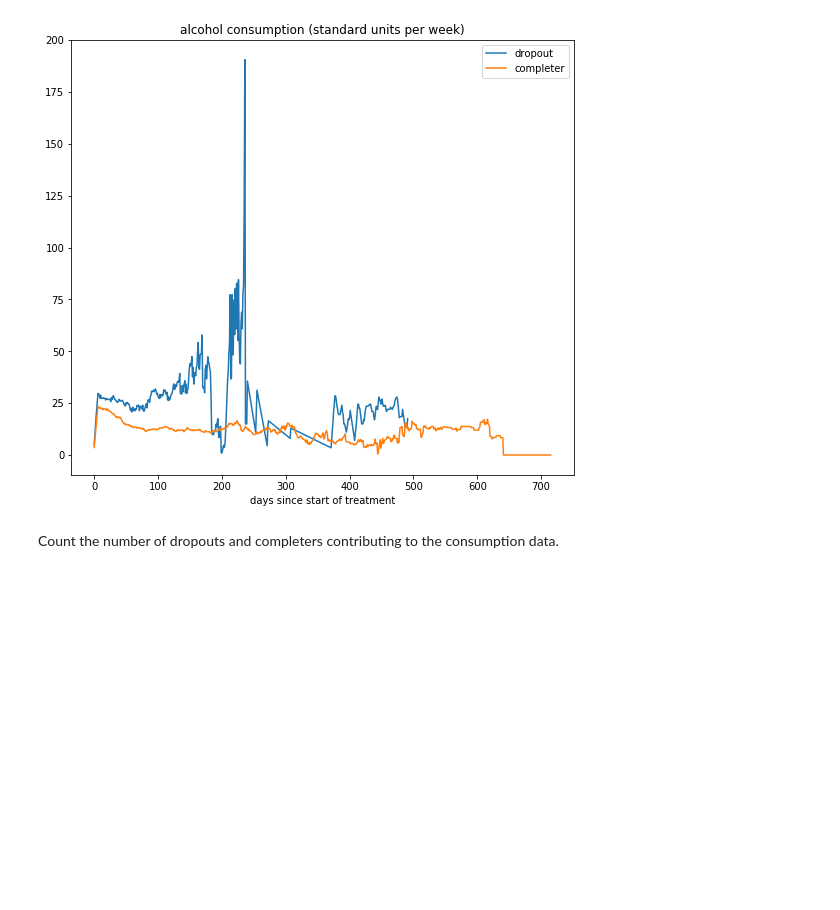
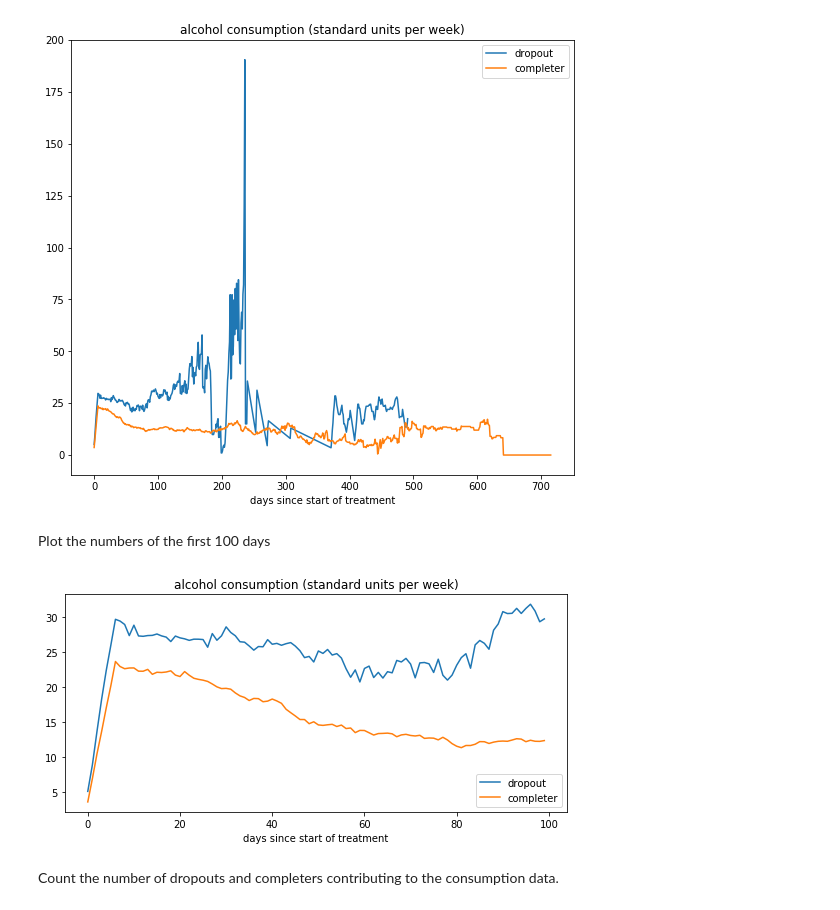
Before and after one commit to e-mental-health/orange-hackathon, a Jupyter notebook: orangehackathon/jupyter/diaries.ipynb, the cells around one changed output. Saved outputs shown, nothing was run; the diff lists cells and outputs as text; code cells hidden in the pictures; blank space fills up the shorter version.

```diff
--- a/orangehackathon/jupyter/diaries.ipynb
+++ b/orangehackathon/jupyter/diaries.ipynb
@@ -18,6 +20,8 @@ Read all the available data from the alcohol diaries.
 # %%
 data = {}
 for client in range(1,1988):
+    clear_output(wait=True)
+    print(client)
     try:
         inFileName = "AdB"+str(client).zfill(4)+".xml.gz"
         inFile = gzip.open(DIRECTORY+inFileName,"rb")
@@ -173,6 +177,24 @@ plt.legend()
 dummy = plt.title("alcohol consumption (standard units per week)")
 # %% [output]
 [figure]
+# %% [markdown]
+Plot the numbers of the first 100 days
+# %%
+N = 100
+
+plt.figure(figsize=(9,4))
+ax2 = plt.subplot(111)
+x = list(sorted(consumptionDropout[DROPOUT][TOTAL].keys()))
+y = [ consumptionDropout[DROPOUT][TOTAL][days]/consumptionDropout[DROPOUT][COUNT][days] for days in sorted(list(consumptionDropout[DROPOUT][TOTAL].keys())) ]
+ax2.plot(x[0:N],y[0:N],label=DROPOUT)
+x = list(sorted(consumptionDropout[COMPLETER][TOTAL].keys()))
+y = [ consumptionDropout[COMPLETER][TOTAL][days]/consumptionDropout[COMPLETER][COUNT][days] for days in sorted(list(consumptionDropout[COMPLETER][TOTAL].keys())) ]
+ax2.plot(x[0:N],y[0:N],label=COMPLETER)
+plt.xlabel("days since start of treatment")
+plt.legend()
+dummy = plt.title("alcohol consumption (standard units per week)")
+# %% [output]
+[figure, added]
 # %% [markdown]
 Count the number of dropouts and completers contributing to the consumption data.
 # %%
```
Also changed, not shown: parts of 8 cells of this notebook.
